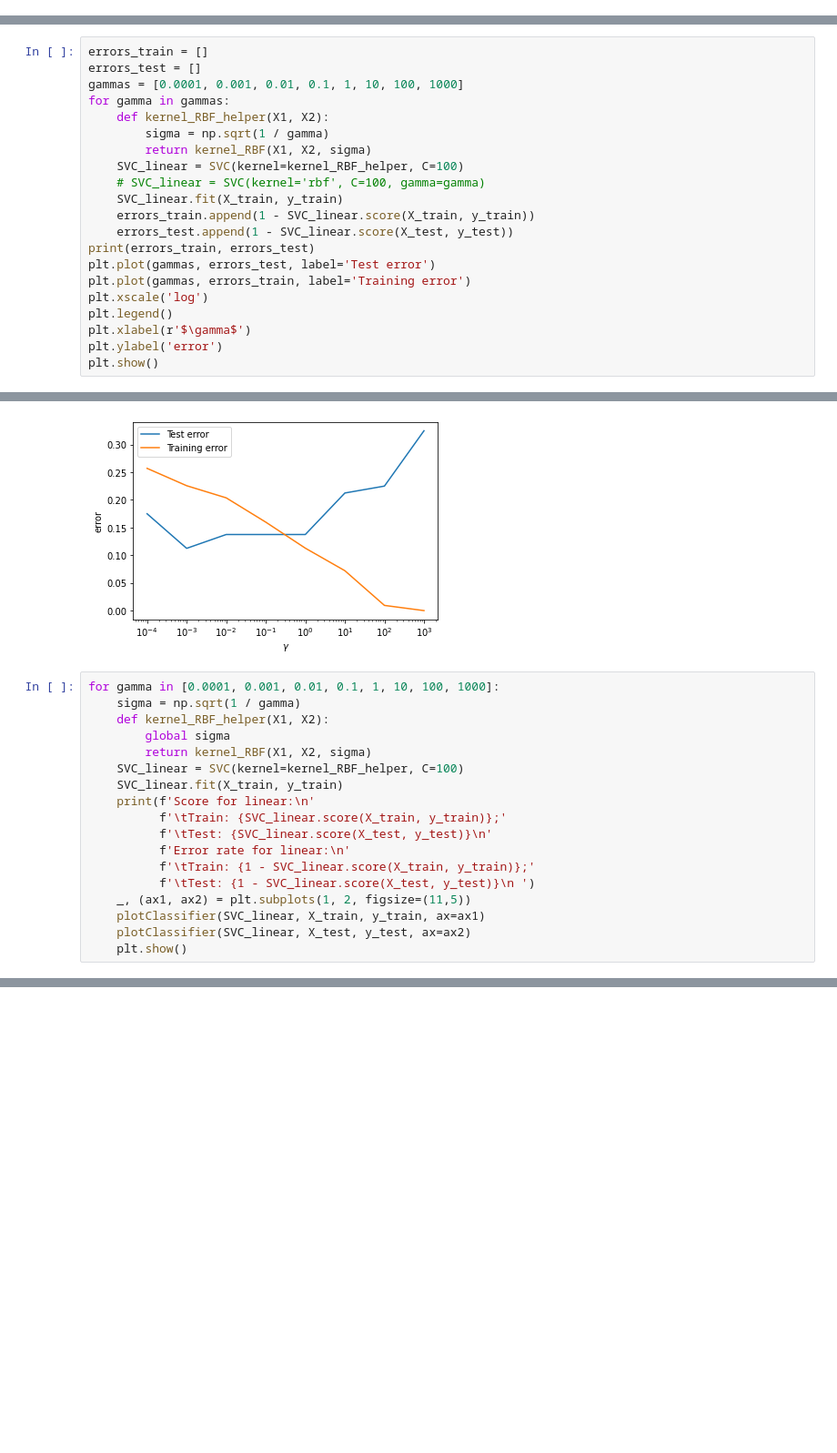
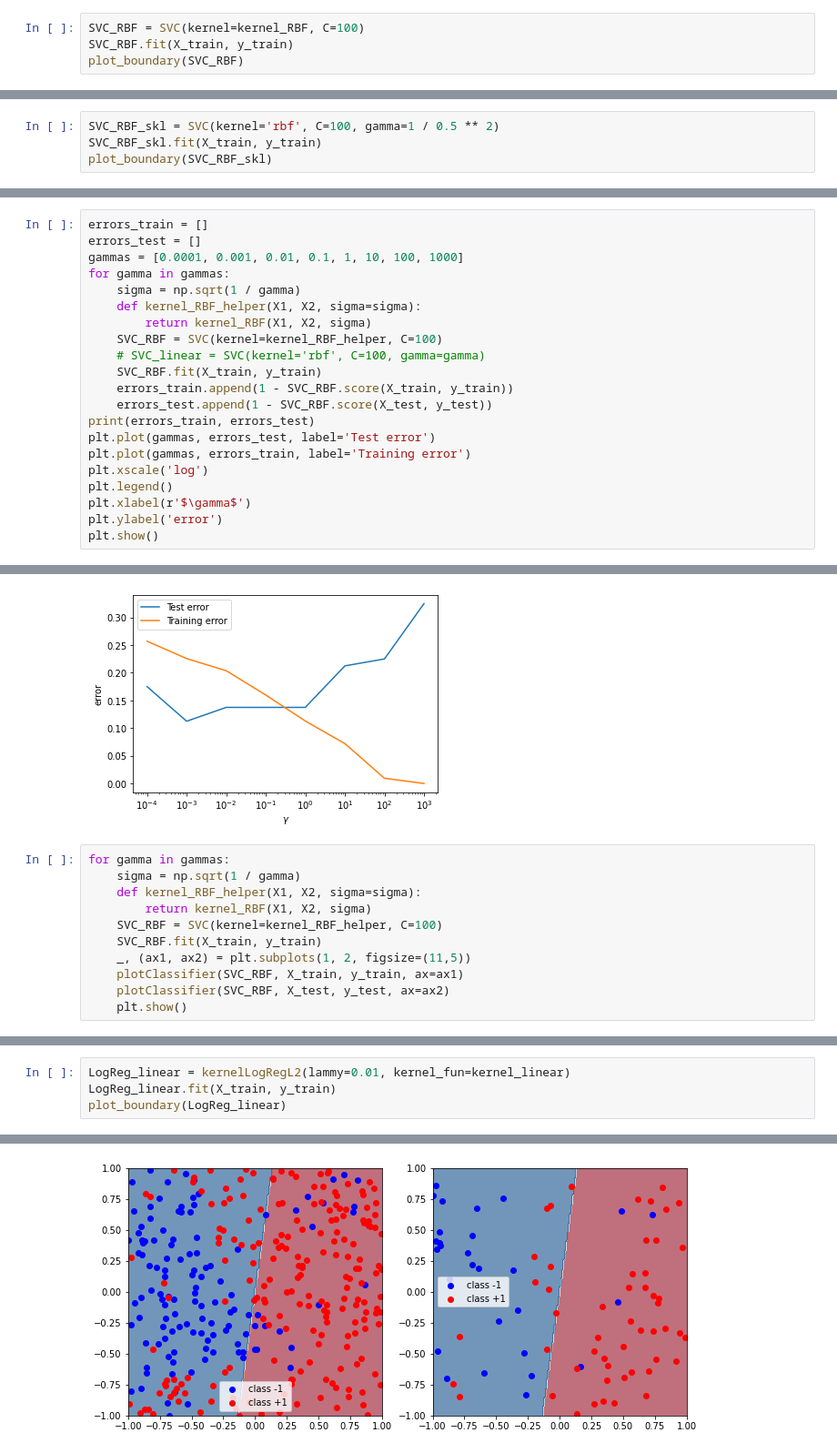
Before and after one commit to xdshiro/HW681, a Jupyter notebook: HW3/Kernel_starter.ipynb, the cells around one changed output, grey strips where cells are left out. Shown at 91% size. Saved outputs shown, nothing was run; the diff lists cells and outputs as text; blank space fills up the shorter version.

```diff
--- a/HW3/Kernel_starter.ipynb
+++ b/HW3/Kernel_starter.ipynb
@@ -319,0 +297,4 @@ Error rate for linear:
+# %%
+SVC_RBF = SVC(kernel=kernel_RBF, C=100)
+SVC_RBF.fit(X_train, y_train)
+plot_boundary(SVC_RBF)
@@ -339,0 +309,4 @@ Error rate for linear:
+# %%
+SVC_RBF_skl = SVC(kernel='rbf', C=100, gamma=1 / 0.5 ** 2)
+SVC_RBF_skl.fit(X_train, y_train)
+plot_boundary(SVC_RBF_skl)
@@ -359,14 +340,14 @@ errors_train = []
 errors_test = []
 gammas = [0.0001, 0.001, 0.01, 0.1, 1, 10, 100, 1000]
 for gamma in gammas:
-    def kernel_RBF_helper(X1, X2):
-        sigma = np.sqrt(1 / gamma)
+    sigma = np.sqrt(1 / gamma)
+    def kernel_RBF_helper(X1, X2, sigma=sigma):
         return kernel_RBF(X1, X2, sigma)
-    SVC_linear = SVC(kernel=kernel_RBF_helper, C=100)
+    SVC_RBF = SVC(kernel=kernel_RBF_helper, C=100)
     # SVC_linear = SVC(kernel='rbf', C=100, gamma=gamma)
-    SVC_linear.fit(X_train, y_train)
-    errors_train.append(1 - SVC_linear.score(X_train, y_train))
-    errors_test.append(1 - SVC_linear.score(X_test, y_test))
+    SVC_RBF.fit(X_train, y_train)
+    errors_train.append(1 - SVC_RBF.score(X_train, y_train))
+    errors_test.append(1 - SVC_RBF.score(X_test, y_test))
 print(errors_train, errors_test)
 plt.plot(gammas, errors_test, label='Test error')
 plt.plot(gammas, errors_train, label='Training error')
@@ -379,21 +360,14 @@ plt.show()
 [0.25705329153605017, 0.22570532915360497, 0.20376175548589337, 0.15987460815047017, 0.11285266457680254, 0.07210031347962387, 0.009404388714733591, 0.0] [0.17500000000000004, 0.11250000000000004, 0.1 ...
 [figure]
 # %%
-for gamma in [0.0001, 0.001, 0.01, 0.1, 1, 10, 100, 1000]:
+for gamma in gammas:
     sigma = np.sqrt(1 / gamma)
-    def kernel_RBF_helper(X1, X2):
-        global sigma
+    def kernel_RBF_helper(X1, X2, sigma=sigma):
         return kernel_RBF(X1, X2, sigma)
-    SVC_linear = SVC(kernel=kernel_RBF_helper, C=100)
-    SVC_linear.fit(X_train, y_train)
-    print(f'Score for linear:\n'
-          f'\tTrain: {SVC_linear.score(X_train, y_train)};'
-          f'\tTest: {SVC_linear.score(X_test, y_test)}\n'
-          f'Error rate for linear:\n'
-          f'\tTrain: {1 - SVC_linear.score(X_train, y_train)};'
-          f'\tTest: {1 - SVC_linear.score(X_test, y_test)}\n ')
+    SVC_RBF = SVC(kernel=kernel_RBF_helper, C=100)
+    SVC_RBF.fit(X_train, y_train)
     _, (ax1, ax2) = plt.subplots(1, 2, figsize=(11,5))
-    plotClassifier(SVC_linear, X_train, y_train, ax=ax1)
-    plotClassifier(SVC_linear, X_test, y_test, ax=ax2)
+    plotClassifier(SVC_RBF, X_train, y_train, ax=ax1)
+    plotClassifier(SVC_RBF, X_test, y_test, ax=ax2)
     plt.show()
 # %% [output]
@@ -426,0 +391,5 @@ from sklearn.linear_model import LogisticRegression
+# %%
+LogReg_linear = kernelLogRegL2(lammy=0.01, kernel_fun=kernel_linear)
+LogReg_linear.fit(X_train, y_train)
+plot_boundary(LogReg_linear)
+# %% [output]
@@ -426,0 +400 @@ from sklearn.linear_model import LogisticRegression
+[figure, added]
```
Also changed, not shown: parts of 21 cells of this notebook, 3 other files.
